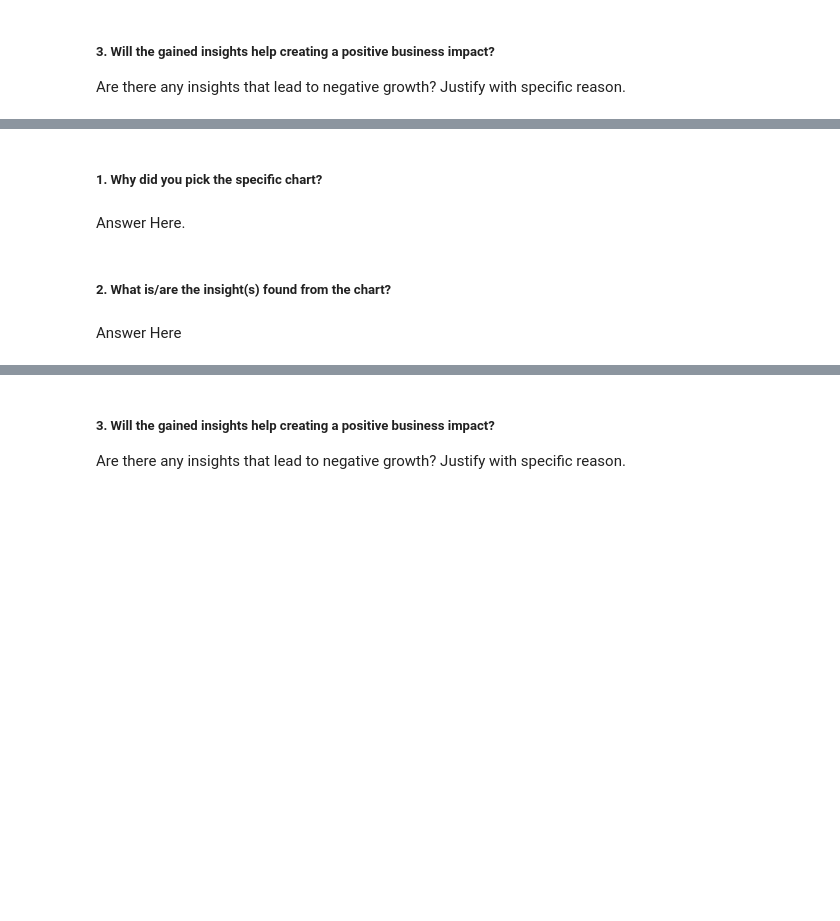
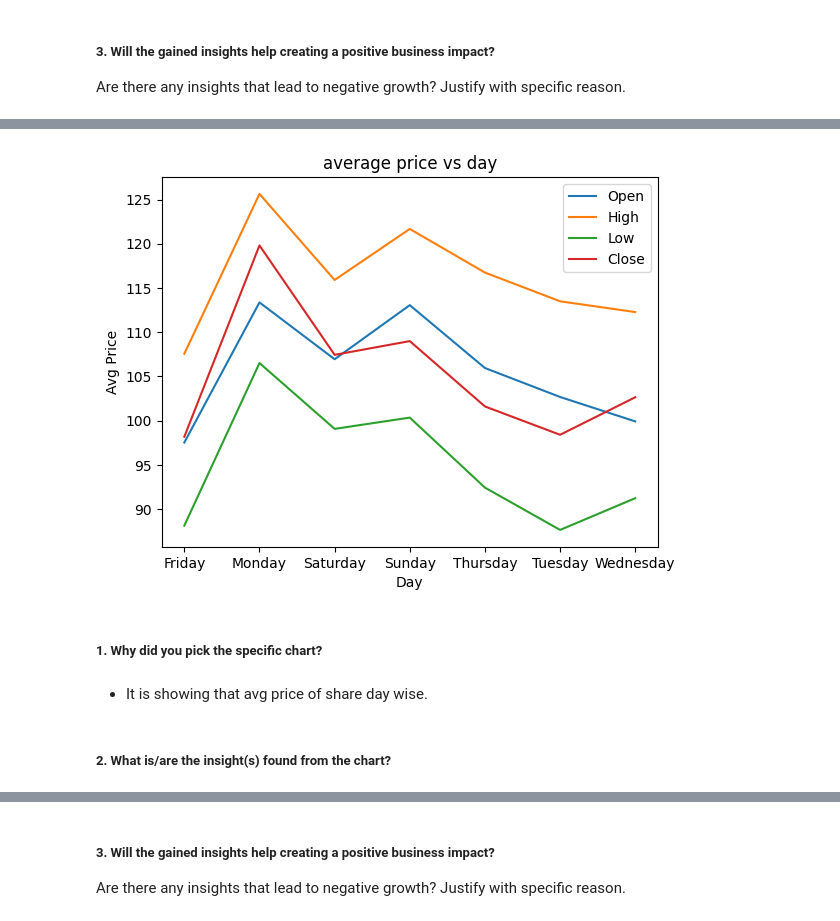
Before and after one commit to chetansgode/Yes-bank-stock-closing-price-prediction, a Jupyter notebook: Yes_bank_stock_closing_price_prediction.ipynb, the cells around one changed output, grey strips where cells are left out. Cells and saved outputs as stored; diff of their text form; code cells hidden in the pictures; blank space fills up the shorter version.

```diff
--- a/Yes_bank_stock_closing_price_prediction.ipynb
+++ b/Yes_bank_stock_closing_price_prediction.ipynb
@@ -287,8 +461,16 @@ Answer Here
+# %%
+# Chart - 4 visualization code
+# plot average price vs day
+df.groupby(df['Day'])['Open','High','Low','Close'].mean().plot(kind='line')
+plt.title('average price vs day')
+plt.xlabel('Day')
+plt.ylabel('Avg Price')
+plt.show()
+# %% [output]
+[figure, added]
 # %% [markdown]
 ##### 1. Why did you pick the specific chart?
-# %% [markdown]
-Answer Here.
+# %% [markdown]
+* It is showing that avg price of share day wise.
 # %% [markdown]
 ##### 2. What is/are the insight(s) found from the chart?
-# %% [markdown]
-Answer Here
```
Also changed, not shown: parts of 143 cells of this notebook.
